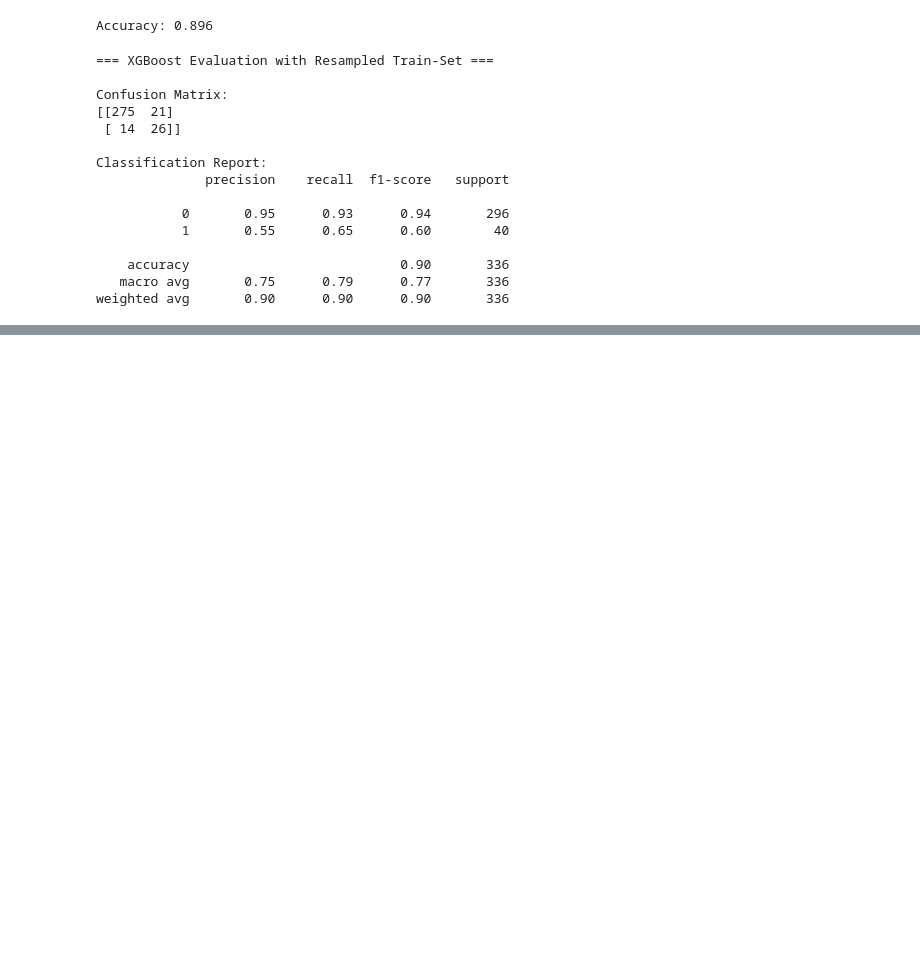
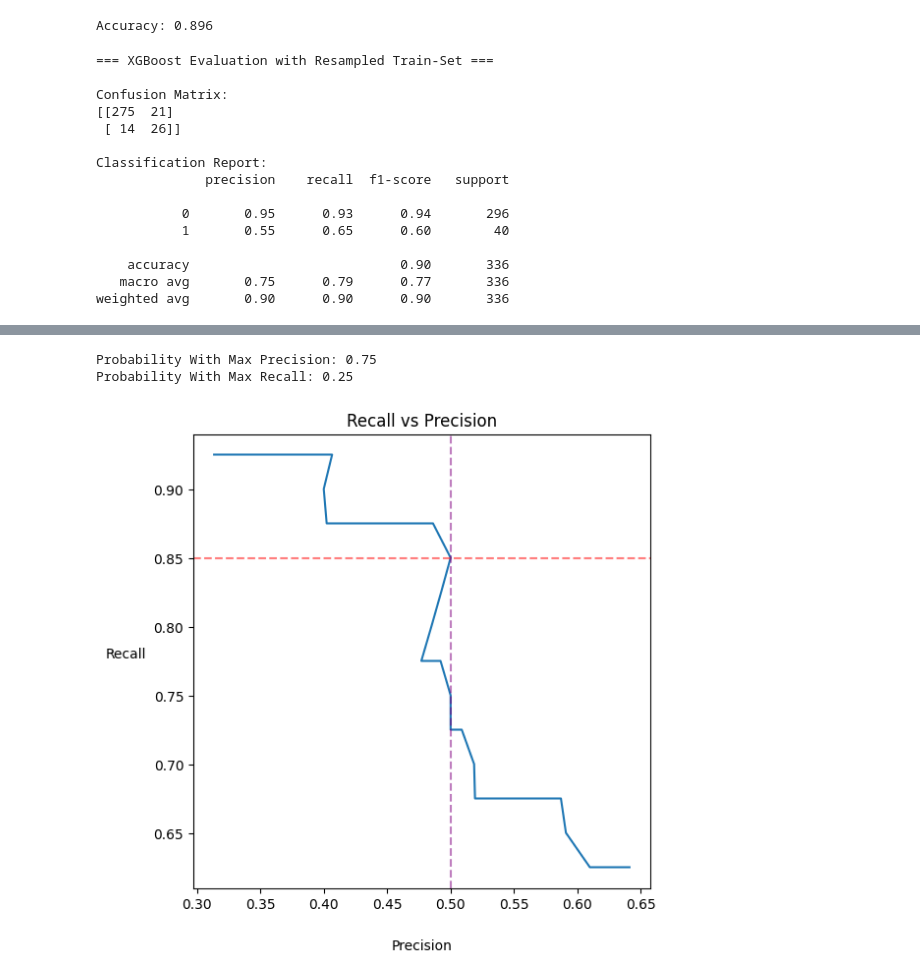
Before and after one commit to Kovindu555/Employee-Attrition-Multiclass-Prediction, a Jupyter notebook: model_training.ipynb, the cells around one changed output, grey strips where cells are left out. Drawn from its saved outputs; the diff is of its cells as text; code cells hidden in the pictures; blank space fills up the shorter version.

```diff
--- a/model_training.ipynb
+++ b/model_training.ipynb
@@ -1472,0 +1513,2 @@ weighted avg       0.91      0.85      0.87       336
+# %%
+xgb_resampled.fit(X_res_train, y_res_train)
@@ -1472,0 +1528,18 @@ weighted avg       0.91      0.85      0.87       336
+# %%
+y_test_proba = xgb_resampled.predict_proba(X_test)[:, 1]
+# %%
+max_precision_proba, max_recall_proba, best_precision_list, best_recall_list = proba_divider_threshold(y_test, y_test_proba)
+# %% [output]
+Probability With Max Precision: 0.75
+Probability With Max Recall: 0.25
+# %%
+fig, ax = plt.subplots(figsize=(6, 6))
+ax.plot(best_precision_list, best_recall_list)
+ax.set_xlabel('Precision', labelpad=20)
+ax.set_ylabel('Recall', rotation=0, labelpad=20)
+ax.set_title('Recall vs Precision')
+ax.axvline(x=0.5, color='purple', linestyle='--', alpha=0.5)
+ax.axhline(y=0.85, color='red', linestyle='--', alpha=0.5)
+plt.show()
+# %% [output]
+[figure, added]
```
Also changed, not shown: parts of 46 cells of this notebook.
